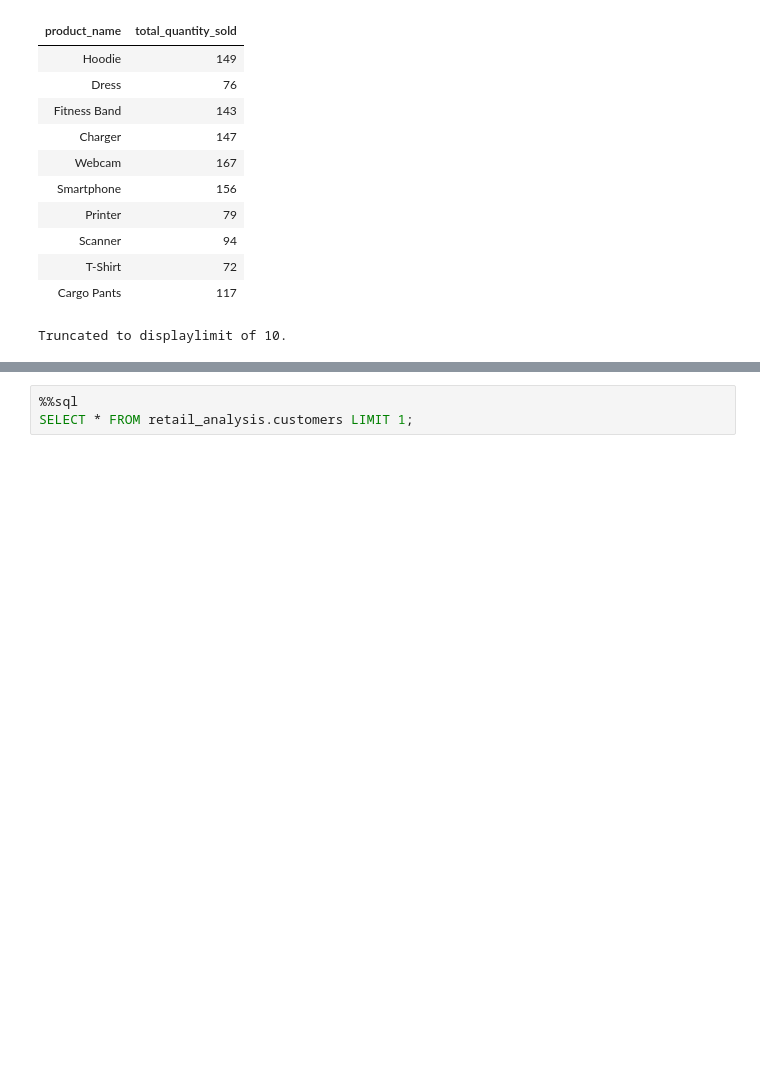
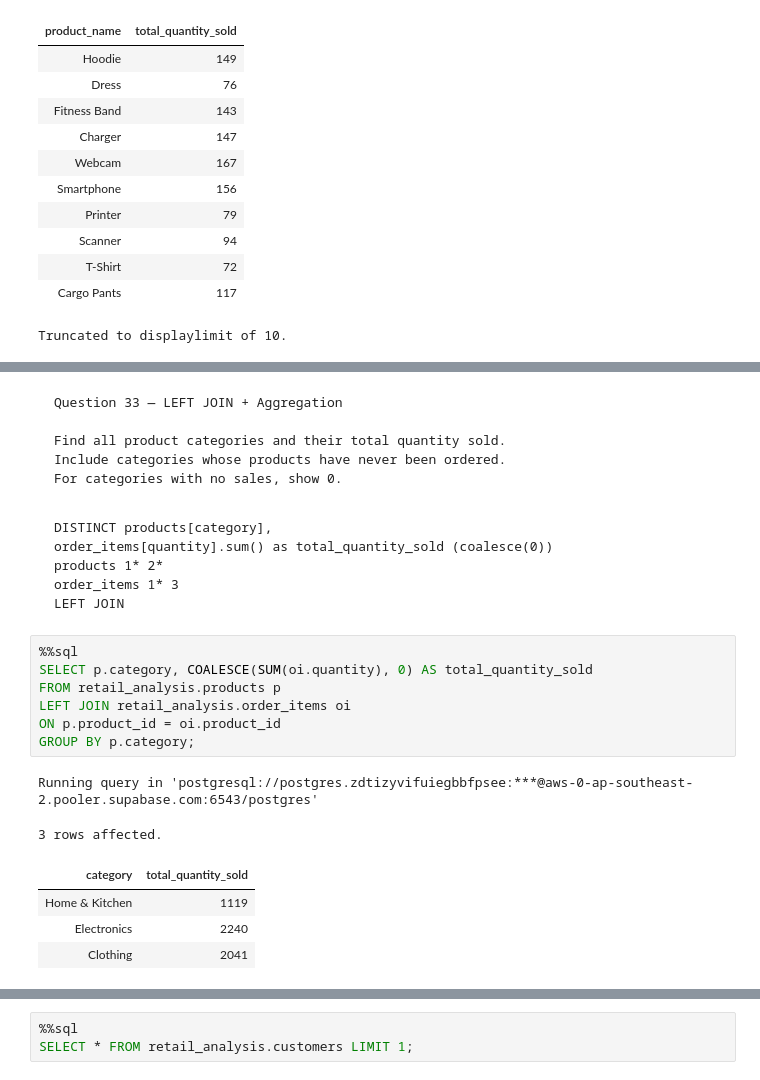
Before and after one commit to umesh-creates/sql_pandas_exercise_and_notes, a Jupyter notebook: retail_analysis exercise/left_join.ipynb, the cells around one changed output, grey strips where cells are left out. Saved outputs shown, nothing was run; the diff lists cells and outputs as text; blank space fills up the shorter version.

```diff
--- a/retail_analysis exercise/left_join.ipynb
+++ b/retail_analysis exercise/left_join.ipynb
@@ -316,0 +383,28 @@ Truncated to displaylimit of 10.
+# %% [markdown]
+<pre>Question 33 — LEFT JOIN + Aggregation
+
+Find all product categories and their total quantity sold.
+Include categories whose products have never been ordered.
+For categories with no sales, show 0.</pre>
+# %% [markdown]
+<pre>
+DISTINCT products[category],
+order_items[quantity].sum() as total_quantity_sold (coalesce(0))
+products 1* 2*
+order_items 1* 3
+LEFT JOIN
+</pre>
+# %%
+%%sql
+SELECT p.category, COALESCE(SUM(oi.quantity), 0) AS total_quantity_sold
+FROM retail_analysis.products p
+LEFT JOIN retail_analysis.order_items oi
+ON p.product_id = oi.product_id
+GROUP BY p.category;
+# %% [output]
+Running query in 'postgresql://postgres.zdtizyvifuiegbbfpsee:***@aws-0-ap-southeast-2.pooler.supabase.com:6543/postgres'
+3 rows affected.
+| category | total_quantity_sold |
+| Home & Kitchen | 1119 |
+| Electronics | 2240 |
+| Clothing | 2041 |
```
Also changed, not shown: parts of 15 cells of this notebook.
